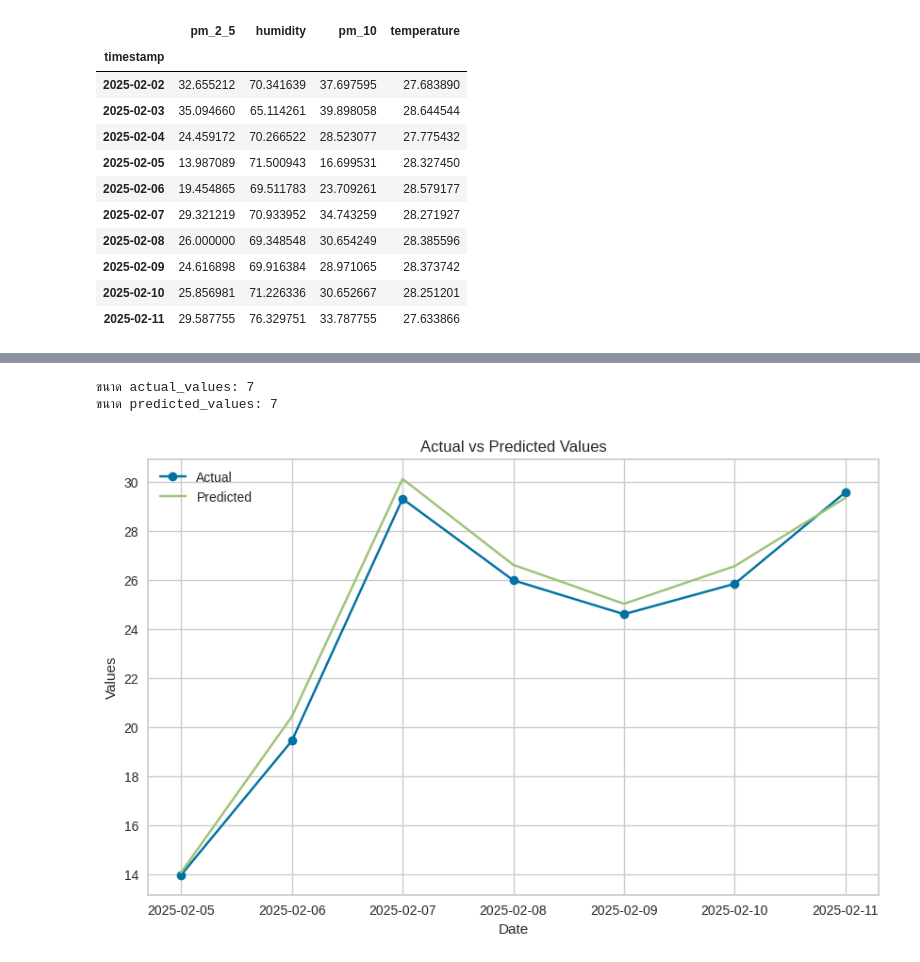
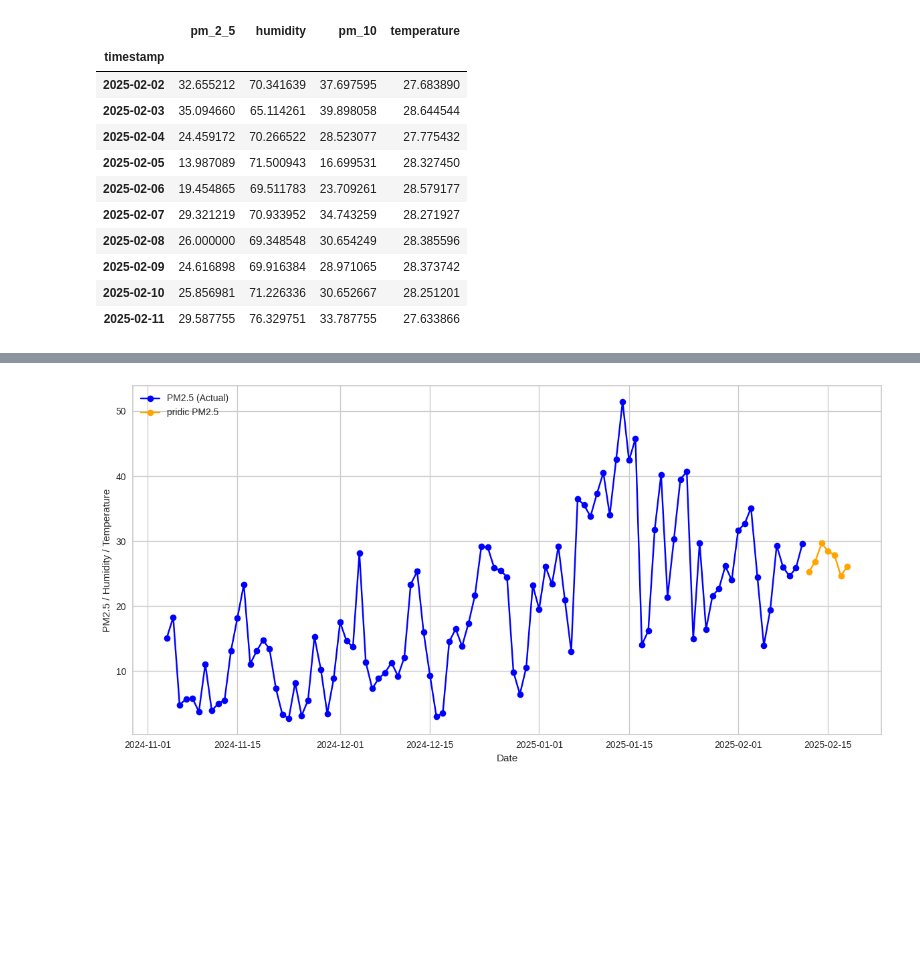
Before and after one commit to KIM2548TH/termproject1-2_cleandata, a Jupyter notebook: test2_kim.ipynb, the cells around one changed output, grey strips where cells are left out. Drawn from its saved outputs; the diff is of its cells as text; code cells hidden in the pictures; blank space fills up the shorter version.

```diff
--- a/test2_kim.ipynb
+++ b/test2_kim.ipynb
@@ -168,32 +185,42 @@ predictions_future
-# %%
-import matplotlib.pyplot as plt
-
-# ค่าจริง (actual values) จาก test_df
-actual_values = test_df['pm_2_5']
-
-# ค่าที่ทำนาย (predicted values) จาก predictions_future
-predicted_values = predictions_future['y_pred']
-
-# ตรวจสอบขนาดของข้อมูล
-print("ขนาด actual_values:", len(actual_values))
-print("ขนาด predicted_values:", len(predicted_values))
-# เปลี่ยนดัชนีเป็นชนิดที่พลอตได้
-actual_values = actual_values.to_timestamp()  # หากเป็นชนิด Period
-predicted_values = predicted_values.to_timestamp()  # หากเป็นชนิด Period
-
-# สร้างกราฟ
-plt.figure(figsize=(10, 6))  # ตั้งค่าขนาดกราฟ
-plt.plot(actual_values.index, actual_values, label='Actual', marker='o')  # พลอตค่าจริง
-plt.plot(predicted_values.index, predicted_values, label='Predicted', marker='x')  # พลอตค่าที่ทำนาย
-
-# เพิ่มชื่อกราฟและป้ายชื่อแกน
-plt.title('Actual vs Predicted Values')
-plt.xlabel('Date')
-plt.ylabel('Values')
-plt.legend()
-plt.grid(True)
-plt.show()
-# %% [output]
-ขนาด actual_values: 7
-ขนาด predicted_values: 7
-[figure, removed]
+# %%
+import matplotlib.pyplot as plt
+
+# สร้าง figure และแกน Y แรก
+fig, ax1 = plt.subplots(figsize=(12, 6))
+
+# พลอตข้อมูลจาก df บนแกน Y แรก
+ax1.plot(df.index[-100:], df['pm_2_5'][-100:], label='PM2.5 (Actual)', color='blue', linestyle='-', marker='o')
+# ax1.plot(df.index, df['humidity'], label='Humidity', color='green', linestyle='-', marker='s')
+ax1.plot(predictions_future.index,predictions_future, label='pridic PM2.5', color='orange', linestyle='-', marker='o')
+
+# ตั้งค่าแกน Y แรก
+ax1.set_xlabel('Date')
+ax1.set_ylabel('PM2.5 / Humidity / Temperature')
+ax1.tick_params(axis='y')
+
+# สร้างแกน Y ที่สอง
+# ax2 = ax1.twinx()
+
+# พลอตข้อมูลจริงและข้อมูลที่ทำนายบนแกน Y ที่สอง
+# ax1.plot(actual_values.index, predictions_future, label='Actual PM2.5', color='red', linestyle='--', marker='x')
+# ax2.plot(predicted_values.index, predicted_values, label='Predicted PM2.5', color='purple', linestyle='--', marker='d')
+
+# ตั้งค่าแกน Y ที่สอง
+# ax2.set_ylabel('PM2.5 (Actual & Predicted)')
+# ax2.tick_params(axis='y')
+
+# เพิ่มคำอธิบายเส้น (legend)
+lines1, labels1 = ax1.get_legend_handles_labels()
+# lines2, labels2 = ax2.get_legend_handles_labels()
+ax1.legend(lines1 , labels1 , loc='upper left')
+
+# เพิ่มกริด
+ax1.grid(True)
+
+# ปรับระยะห่างให้เหมาะสม
+plt.tight_layout()
+
+# แสดงกราฟ
+plt.show()
+# %% [output]
+[figure, added]
```
Also changed, not shown: parts of 9 cells of this notebook, 1 other file.
